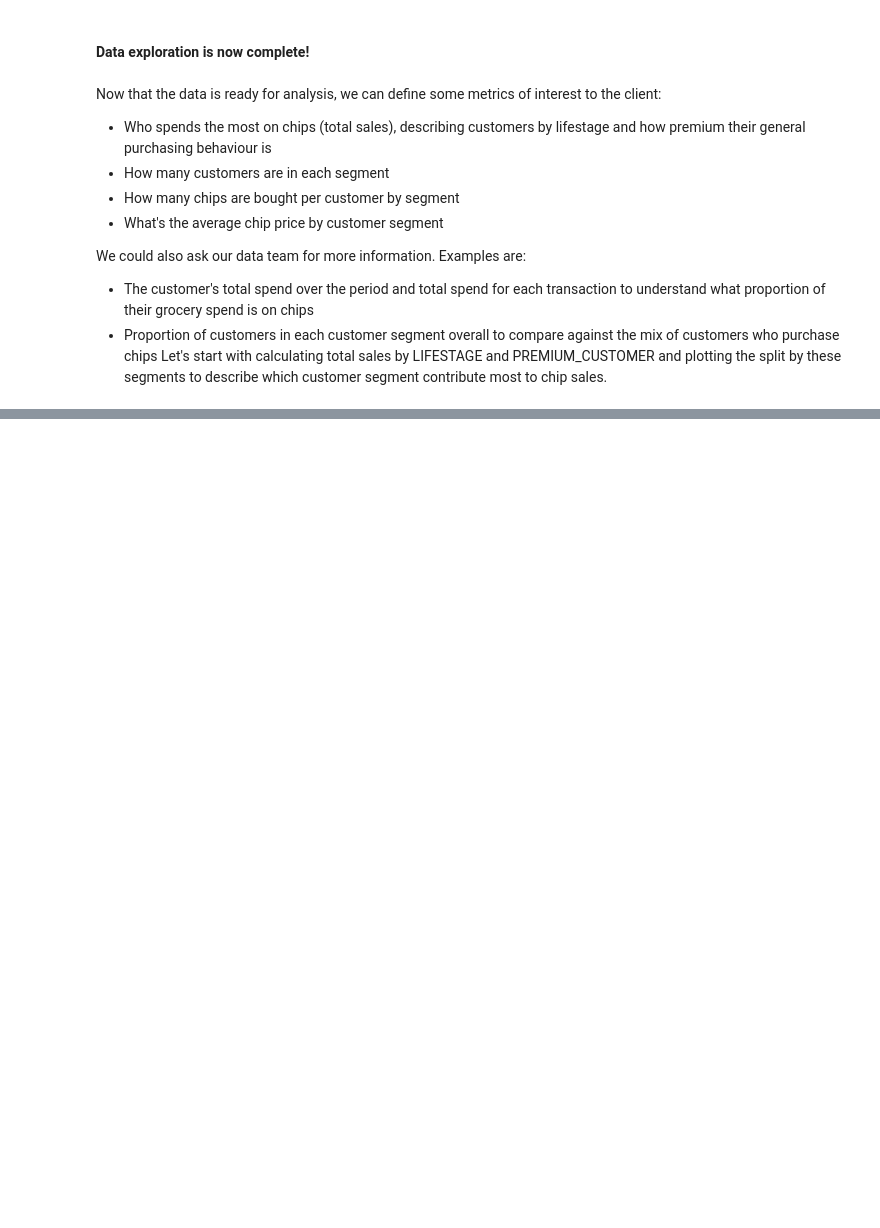
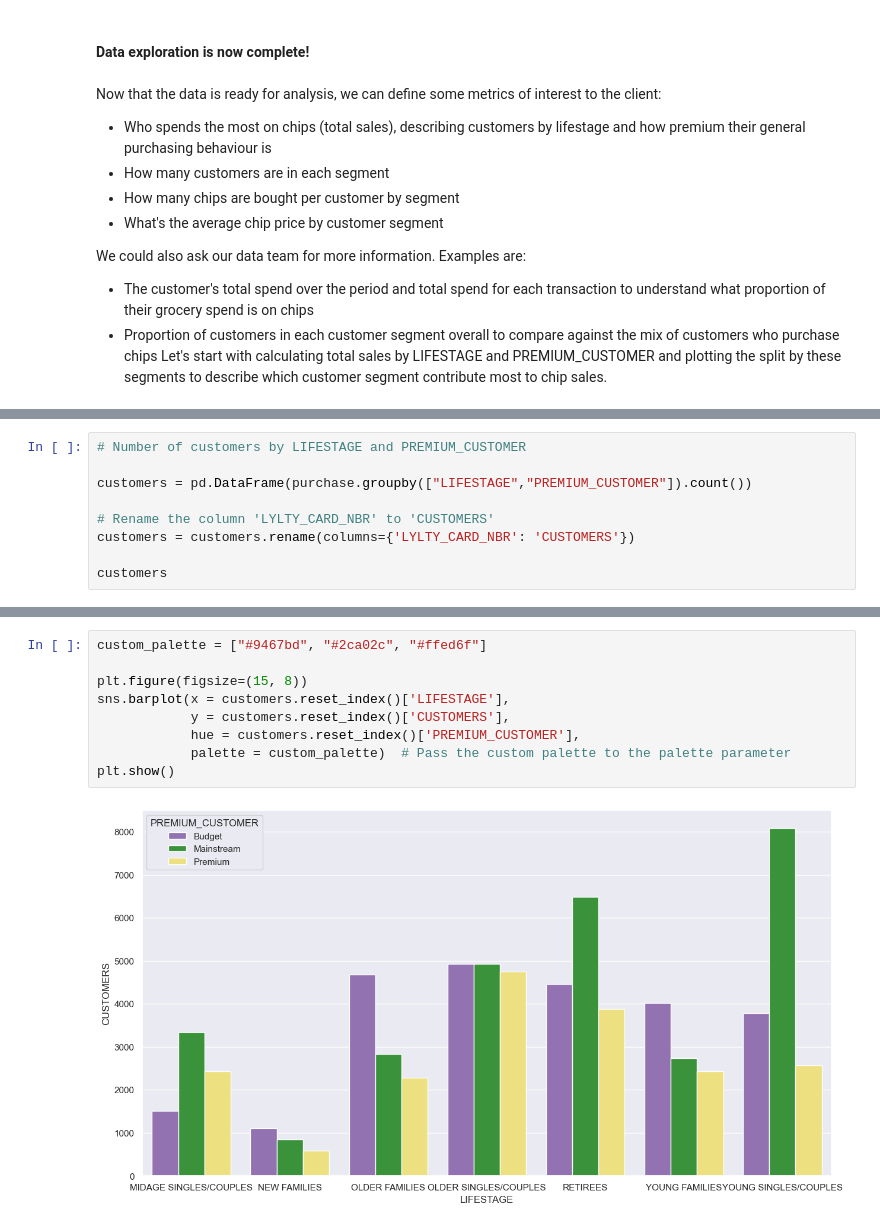
Before and after one commit to Yukitoshi12345/Quantium-Virtual-Internship-Data-Analytics, a Jupyter notebook: Task 1/task1.ipynb, the cells around one changed output, grey strips where cells are left out. Saved outputs shown, nothing was run; the diff lists cells and outputs as text; blank space fills up the shorter version.

```diff
--- a/Task 1/task1.ipynb
+++ b/Task 1/task1.ipynb
@@ -781,0 +858,9 @@ most to chip sales.
+# %%
+# Number of customers by LIFESTAGE and PREMIUM_CUSTOMER
+
+customers = pd.DataFrame(purchase.groupby(["LIFESTAGE","PREMIUM_CUSTOMER"]).count())
+
+# Rename the column 'LYLTY_CARD_NBR' to 'CUSTOMERS'
+customers = customers.rename(columns={'LYLTY_CARD_NBR': 'CUSTOMERS'})
+
+customers
@@ -781,0 +886,11 @@ most to chip sales.
+# %%
+custom_palette = ["#9467bd", "#2ca02c", "#ffed6f"]
+
+plt.figure(figsize=(15, 8))
+sns.barplot(x = customers.reset_index()['LIFESTAGE'],
+            y = customers.reset_index()['CUSTOMERS'],
+            hue = customers.reset_index()['PREMIUM_CUSTOMER'],
+            palette = custom_palette)  # Pass the custom palette to the palette parameter
+plt.show()
+# %% [output]
+[figure, added]
```
Also changed, not shown: parts of 12 cells of this notebook.
